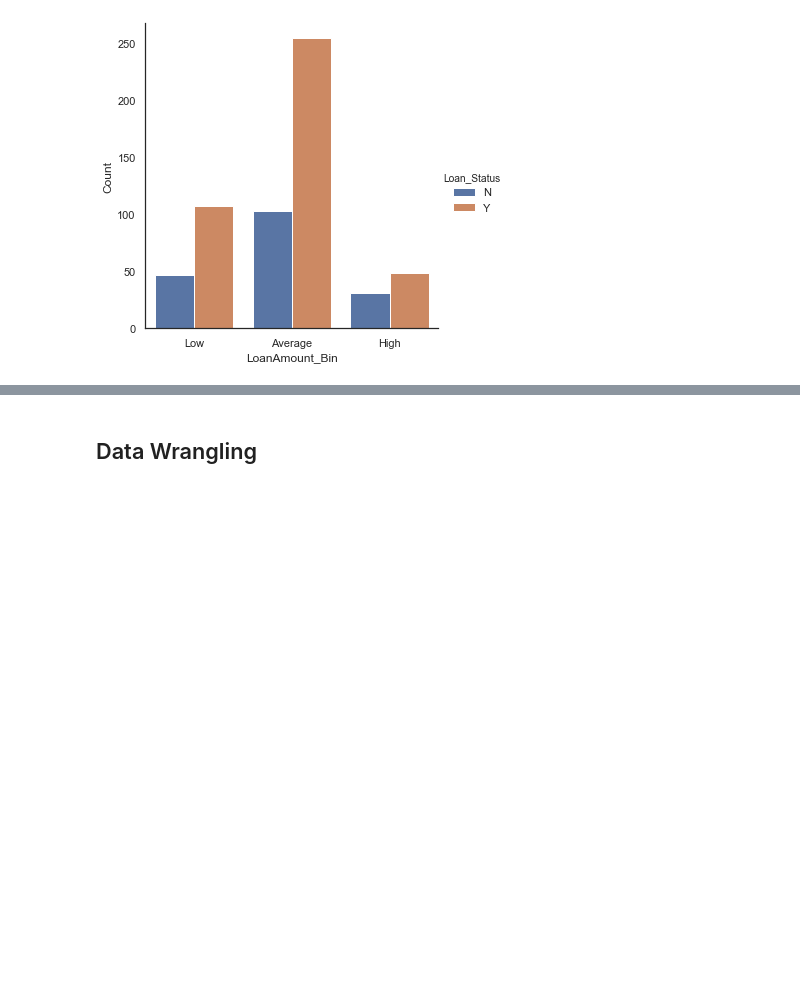
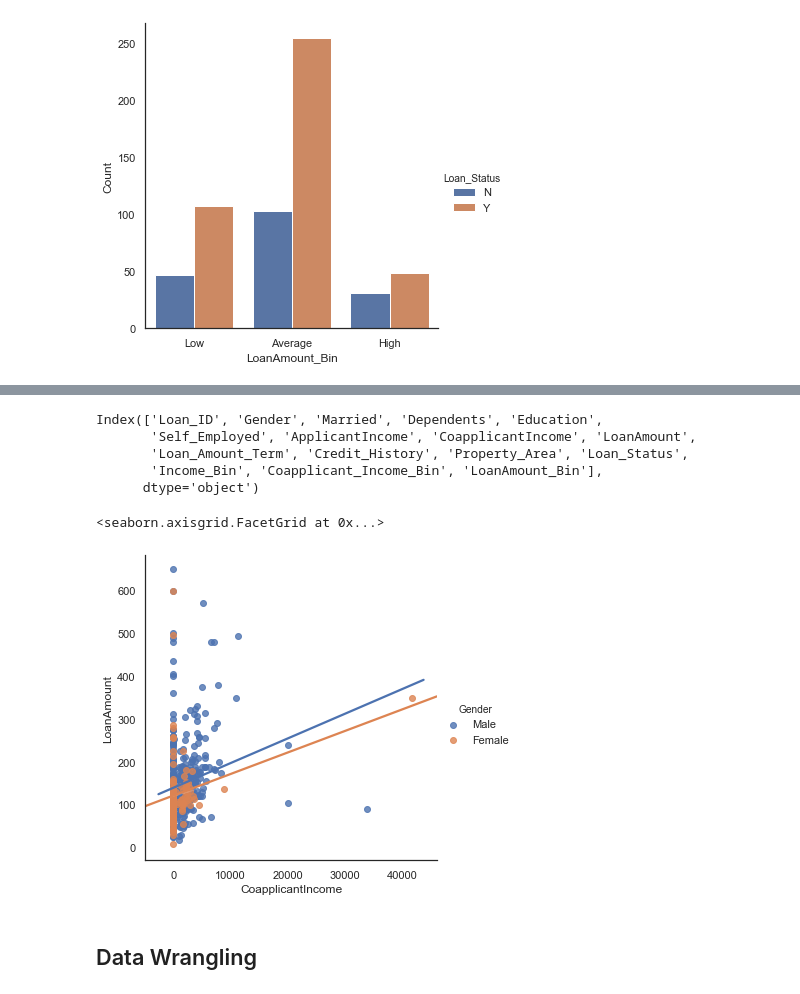
Before and after one commit to srikanthpragada/DS_01_OCT_2019, a Jupyter notebook: loan/loan_prediction.ipynb, the cells around one changed output, grey strips where cells are left out. Saved outputs shown, nothing was run; the diff lists cells and outputs as text; code cells hidden in the pictures; blank space fills up the shorter version.

```diff
--- a/loan/loan_prediction.ipynb
+++ b/loan/loan_prediction.ipynb
@@ -470,3 +492,16 @@ sns.relplot(x="ApplicantIncome", y = "LoanAmount", data = train, hue="Education"
+# %%
+train.columns
+# %% [output]
+Index(['Loan_ID', 'Gender', 'Married', 'Dependents', 'Education',
+       'Self_Employed', 'ApplicantIncome', 'CoapplicantIncome', 'LoanAmount',
+       'Loan_Amount_Term', 'Credit_History', 'Property_Area', 'Loan_Status',
+       'Income_Bin', 'Coapplicant_Income_Bin', 'LoanAmount_Bin'],
+      dtype='object')
+# %%
+sns.lmplot(x="CoapplicantIncome", y = "LoanAmount", hue='Gender',data = train,ci=False)
+# %% [output]
+<seaborn.axisgrid.FacetGrid at 0x...>
+[figure, added]
 # %% [markdown]
 ## Data Wrangling
 # %%
```
Also changed, not shown: parts of 11 cells of this notebook.
